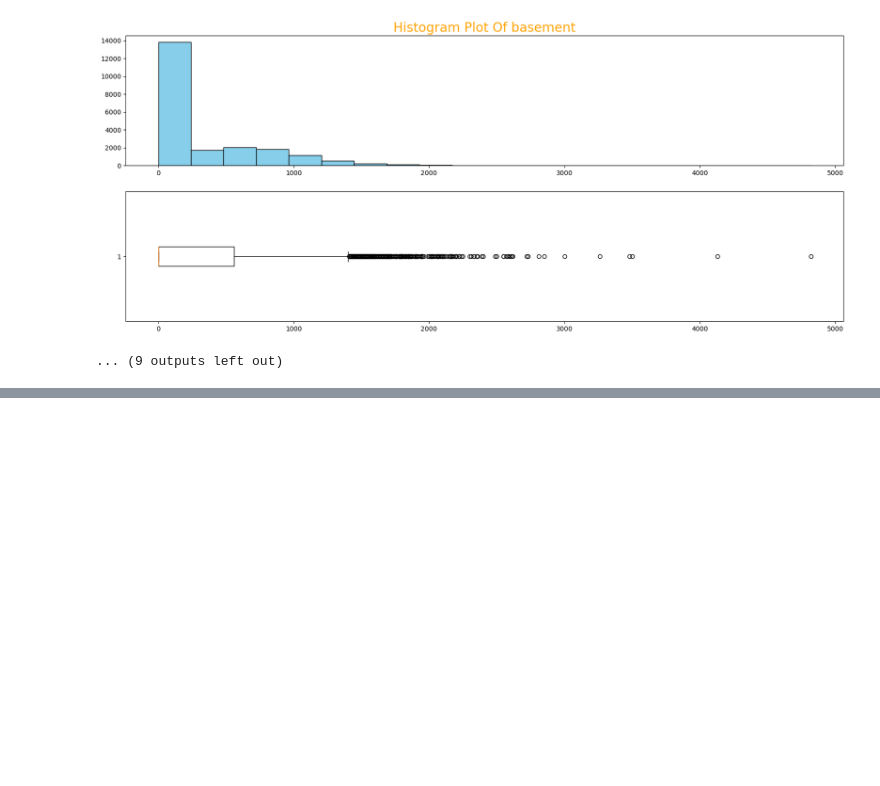
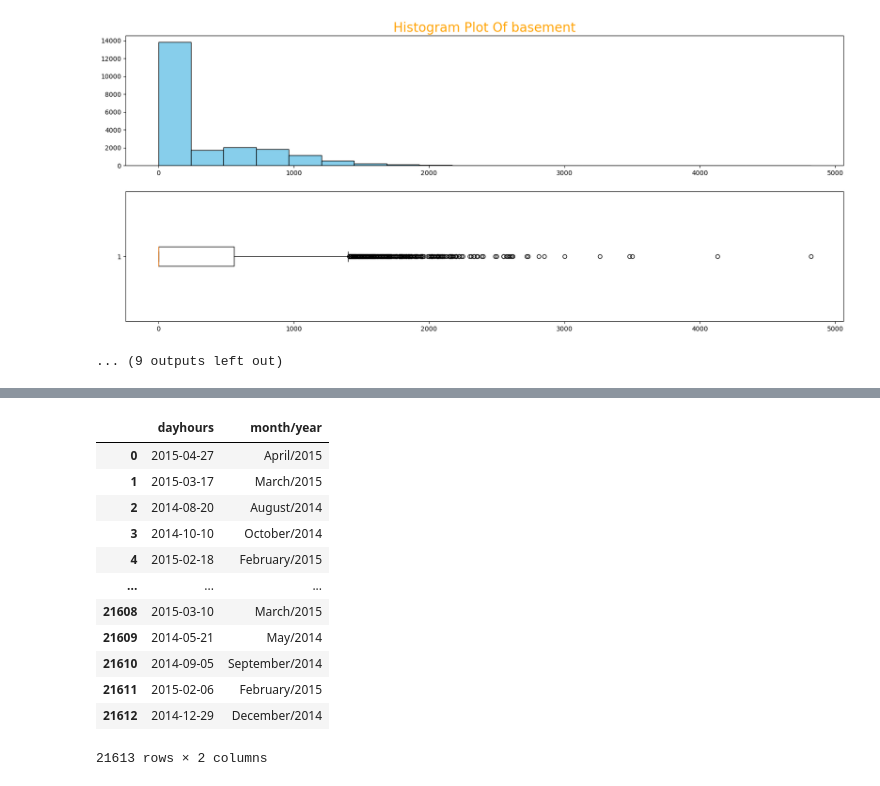
Before and after one commit to rivillasm/ineuron, a Jupyter notebook: Projects/RealEstate.ipynb, the cells around one changed output, grey strips where cells are left out. Saved outputs shown, nothing was run; the diff lists cells and outputs as text; code cells hidden in the pictures; blank space fills up the shorter version.

```diff
--- a/Projects/RealEstate.ipynb
+++ b/Projects/RealEstate.ipynb
@@ -518,0 +523,21 @@ for col in df.iloc[:, 3:].columns:
+# %%
+# converting the new dataframe for modeling purpose and converting the dayhours into month-year for further analysis
+
+df.dayhours=df.dayhours.str.replace('T000000', "")
+df.dayhours=pd.to_datetime(df.dayhours,format='%Y%m%d')
+df['month/year']=df['dayhours'].apply(lambda x: x.strftime('%B/%Y'))
+df[['dayhours','month/year']]
+# %% [output]
+|  | dayhours | month/year |
+| 0 | 2015-04-27 | April/2015 |
+| 1 | 2015-03-17 | March/2015 |
+| 2 | 2014-08-20 | August/2014 |
+| 3 | 2014-10-10 | October/2014 |
+| 4 | 2015-02-18 | February/2015 |
+| ... | ... | ... |
+| 21608 | 2015-03-10 | March/2015 |
+| 21609 | 2014-05-21 | May/2014 |
+| 21610 | 2014-09-05 | September/2014 |
+| 21611 | 2015-02-06 | February/2015 |
+| 21612 | 2014-12-29 | December/2014 |
+21613 rows × 2 columns
```
Also changed, not shown: parts of 4 cells of this notebook.
